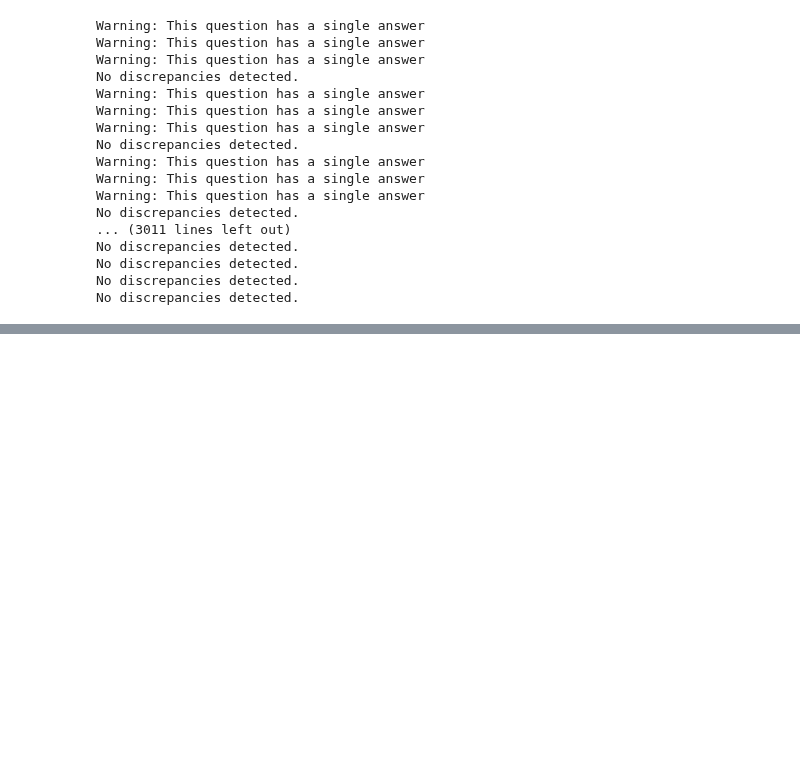
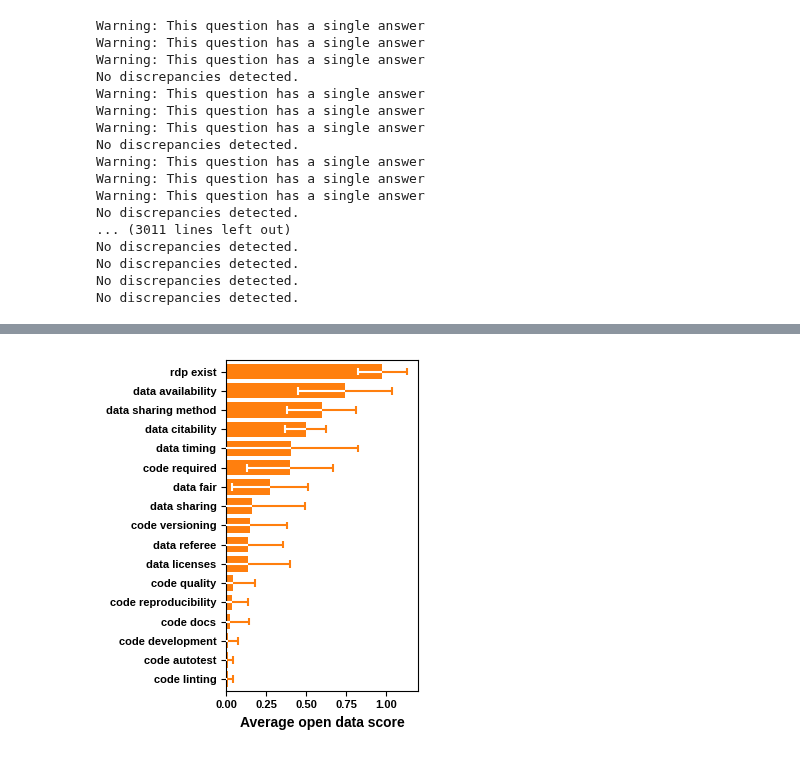
Before and after one commit to daemoncost/Journal-Research-Data-Policy, a Jupyter notebook: notebooks/exploration/analysis_average_score_per_question.ipynb, the cells around one changed output, grey strips where cells are left out. Cells and saved outputs as stored; diff of their text form; code cells hidden in the pictures; blank space fills up the shorter version.

```diff
--- a/notebooks/exploration/analysis_average_score_per_question.ipynb
+++ b/notebooks/exploration/analysis_average_score_per_question.ipynb
@@ -114,0 +147,34 @@ fig.savefig("../../data/processed/average_score_per_question.pdf")
+# %%
+labels = labels[::-1]
+means = means[::-1]
+stds = stds[::-1]
+
+fig, ax = plt.subplots(figsize=(3.5, 4))
+
+bar_color = "C1"
+
+# Plot bars without outline (horizontal bars)
+bars = ax.barh(labels, [0.01]*len(means), color=bar_color, edgecolor="none")
+bars = ax.barh(labels, means, color=bar_color, edgecolor="none")
+
+# Add custom split error bars
+for i, (mean, std) in enumerate(zip(means, stds)):
+    if mean == 0:
+        continue
+
+    # Upper error bar (to the right, same color as bar)
+    ax.hlines(i, mean, mean + std, color=bar_color, linewidth=1.5, zorder=3)
+    ax.vlines(mean + std, i - 0.2, i + 0.2, color=bar_color, linewidth=1.5, zorder=3)
+
+    # Lower error bar (to the left, white)
+    ax.hlines(i, mean - std, mean, color="white", linewidth=1.5, zorder=3)
+    ax.vlines(mean - std, i - 0.2, i + 0.2, color="white", linewidth=1.5, zorder=3)
+
+ax.set_xlabel("Average open data score")
+ax.set_xlim((0.0, 1.2))
+ax.set_ylim((-0.6, 16.6))
+plt.tight_layout()
+
+fig.savefig("../../data/processed/average_score_per_question_one_column.pdf")
+# %% [output]
+[figure, added]
```
Also changed, not shown: parts of 3 cells of this notebook, 2 other files.
